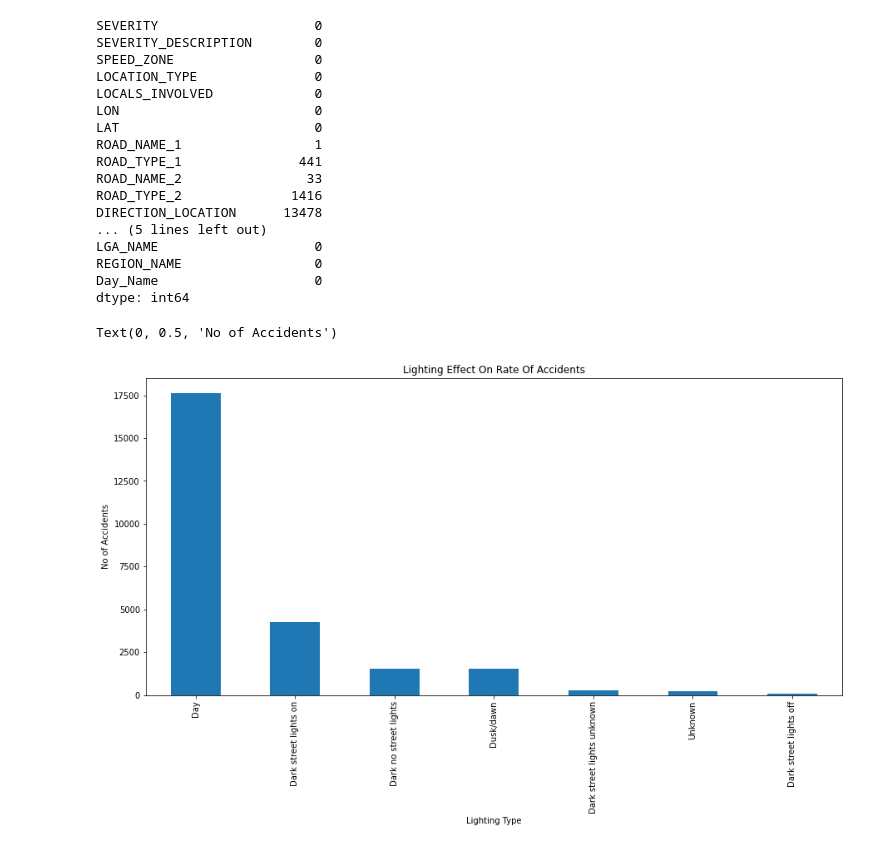
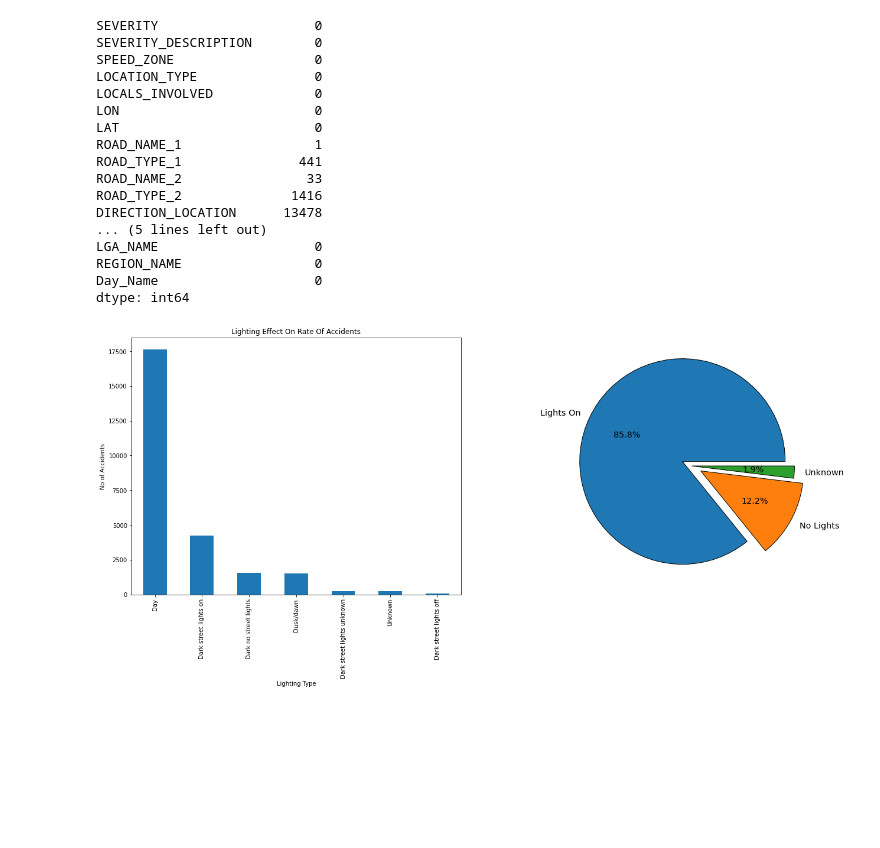
Before and after one commit to parthatulparekh/VIC_Road_Accident, a Jupyter notebook: Road_Accident.ipynb, the cells around one changed output. Cells and saved outputs as stored; diff of their text form; code cells hidden in the pictures; blank space fills up the shorter version.

```diff
--- a/Road_Accident.ipynb
+++ b/Road_Accident.ipynb
@@ -94,17 +86,28 @@ df.drop('DIRECTION_LOCATION', axis=1,inplace=True)
 #         df["DayNight"] = "Night"
 #     else:
 #        df["DayNight"] = "Day"
-# %%
-ax = df['LIGHT_CONDITION_DESCRIPTION'].value_counts().plot(kind='bar',
-                                    figsize=(15,7),
-                                    title="Lighting Effect On Rate Of Accidents")
-ax.set_xlabel("Lighting Type")
-ax.set_ylabel("No of Accidents")
-# %% [output]
-Text(0, 0.5, 'No of Accidents')
-[figure, removed]
 # %%
+plt.subplot(121)
+ax = df['LIGHT_CONDITION_DESCRIPTION'].value_counts().plot(kind='bar',figsize=(22,8),title="Lighting Effect On Rate Of Accidents")
+ax.set_xlabel("Lighting Type")
+ax.set_ylabel("No of Accidents")
+
+
+
 #Dividing Lighting condition in 3 categories
 light_on = df[df['LIGHT_CONDITION_DESCRIPTION'].str.contains('Day') | df['LIGHT_CONDITION_DESCRIPTION'].str.contains('Dark street lights on')]
 dark = df[df['LIGHT_CONDITION_DESCRIPTION'].str.contains('Dusk/dawn') | df['LIGHT_CONDITION_DESCRIPTION'].str.contains('Dark street lights off') | df['LIGHT_CONDITION_DESCRIPTION'].str.contains('Dark no street lights')]
 unknown = df[df['LIGHT_CONDITION_DESCRIPTION'].str.contains('unknown') | df['LIGHT_CONDITION_DESCRIPTION'].str.contains('Unknown')]
+
+
+plt.subplot(122)
+z = np.array([len(light_on), len(dark), len(unknown)])
+label = ["Lights On", "No Lights", "Unknown"]
+#fig = plt.figure(figsize = (10,7))
+explode = (0.1, 0.1, 0.0)
+pie = plt.pie(z, labels=label, explode=explode, autopct='%.1f%%', wedgeprops={'linewidth' : 1, 'edgecolor': 'black'}, textprops={'color' : 'black', 'size':'x-large'})
+
+
+plt.show()
+# %% [output]
+[figure, added]
```
Also changed, not shown: parts of 5 cells of this notebook.
